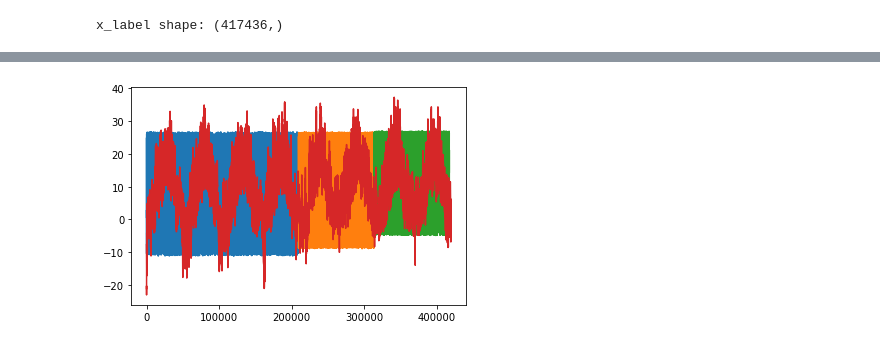
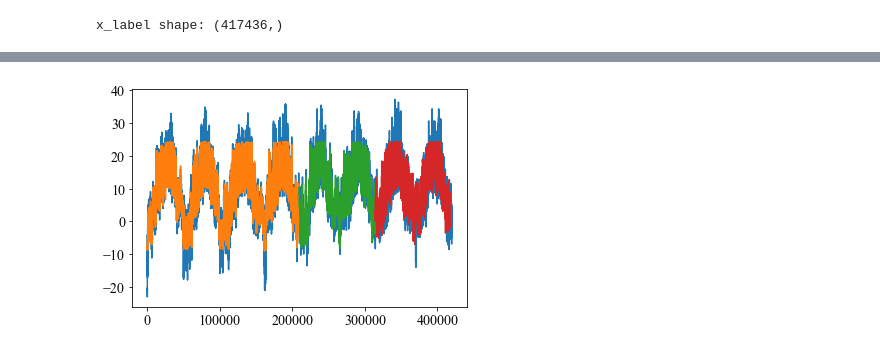
Before and after one commit to meticulousdev/Keras, a Jupyter notebook: code_2nd/chap10/dl_for_timeseries.ipynb, the cells around one changed output, grey strips where cells are left out. Cells and saved outputs as stored; diff of their text form; code cells hidden in the pictures.

```diff
--- a/code_2nd/chap10/dl_for_timeseries.ipynb
+++ b/code_2nd/chap10/dl_for_timeseries.ipynb
@@ -346,10 +246,9 @@ x = layers.LSTM(16)(inputs)
 outputs = layers.Dense(1)(x)
 model = keras.Model(inputs, outputs)
 
-callbacks = [
-    keras.callbacks.ModelCheckpoint("jena_lstm_221117.keras",
-                                    save_best_only=True)
-]
+model_file = "jena_lstm_221211.keras"
+
+callbacks = [keras.callbacks.ModelCheckpoint(model_file, save_best_only=True)]
 
 model.compile(optimizer="rmsprop", loss="mse", metrics=["mae"])
 history = model.fit(train_dataset,
@@ -392,4 +291,4 @@ plt.show()
 # %%
-model = keras.models.load_model("jena_lstm_221117.keras")
+model = keras.models.load_model(model_file)
 print(f"테스트 MAE: {model.evaluate(test_dataset)[1]:.2f}")
 # %% [output]
@@ -398,5 +297,37 @@ print(f"테스트 MAE: {model.evaluate(test_dataset)[1]:.2f}")
 # %% [markdown]
 - Prediction
+# %%
+# dataset - shuffle=False
+sampling_rate = 6
+sequence_length = 120
+delay = sampling_rate * (sequence_length + 24 - 1)
+batch_size = 256
+
+train_dataset = keras.utils.timeseries_dataset_from_array(
+    raw_data[:-delay],
+    targets=temperature[delay:],
+    sampling_rate=sampling_rate,
+    sequence_length=sequence_length,
+    batch_size=batch_size,
+    start_index=0,
+    end_index=num_train_samples)
+
+val_dataset = keras.utils.timeseries_dataset_from_array(
+    raw_data[:-delay],
+    targets=temperature[delay:],
+    sampling_rate=sampling_rate,
+    sequence_length=sequence_length,
+    batch_size=batch_size,
+    start_index=num_train_samples,
+    end_index=num_train_samples + num_val_samples)
+
+test_dataset = keras.utils.timeseries_dataset_from_array(
+    raw_data[:-delay],
+    targets=temperature[delay:],
+    sampling_rate=sampling_rate,
+    sequence_length=sequence_length,
+    batch_size=batch_size,
+    start_index=num_train_samples + num_val_samples)
 # %%
 pred_train = model.predict(train_dataset)
 pred_val = model.predict(val_dataset)
@@ -449,9 +389,9 @@ y_test shape: (103537,)
 # %%
-plt.figure()
+plt.plot(temperature[delay:])
+
 plt.plot(x_train, pred_train)
 plt.plot(x_val, pred_val)
 plt.plot(x_test, pred_test)
-plt.plot(temperature[delay:])
 plt.show()
 # %% [output]
-[figure, old version]
+[figure, new version]
```
Also changed, not shown: parts of 14 cells of this notebook, 1 other file.
